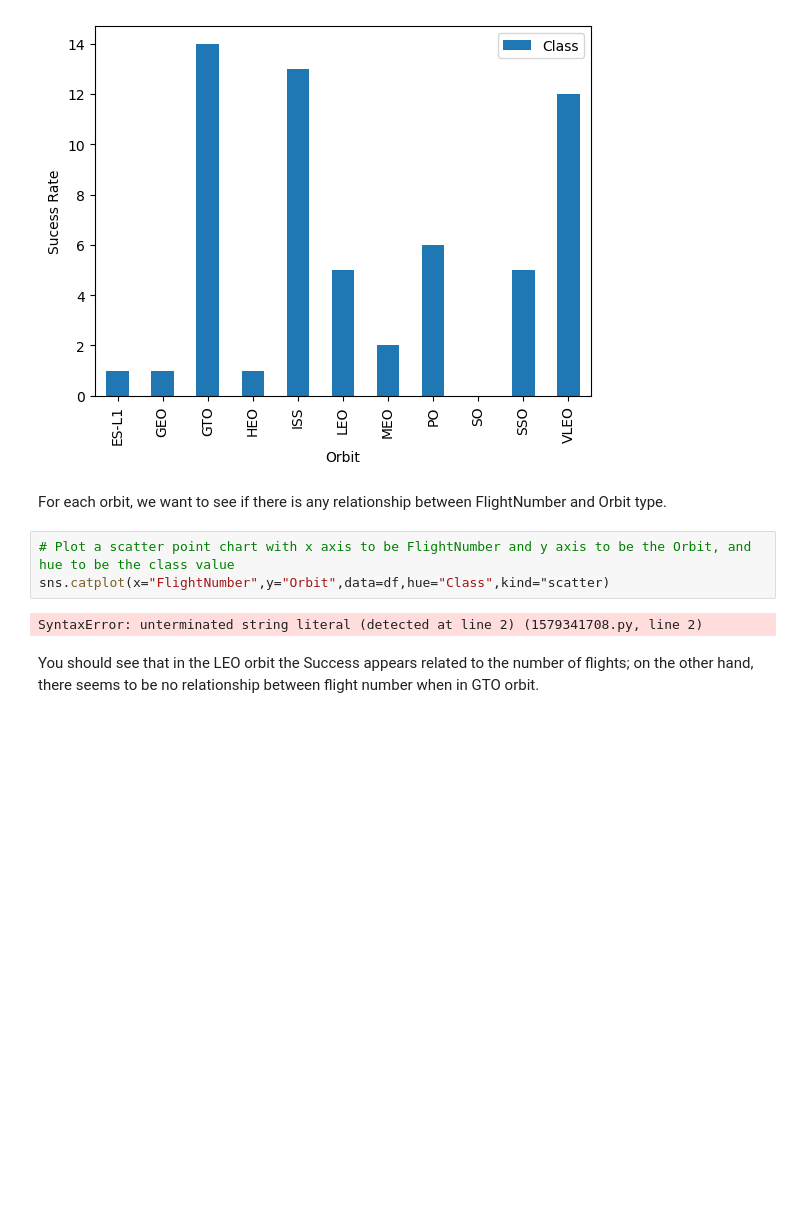
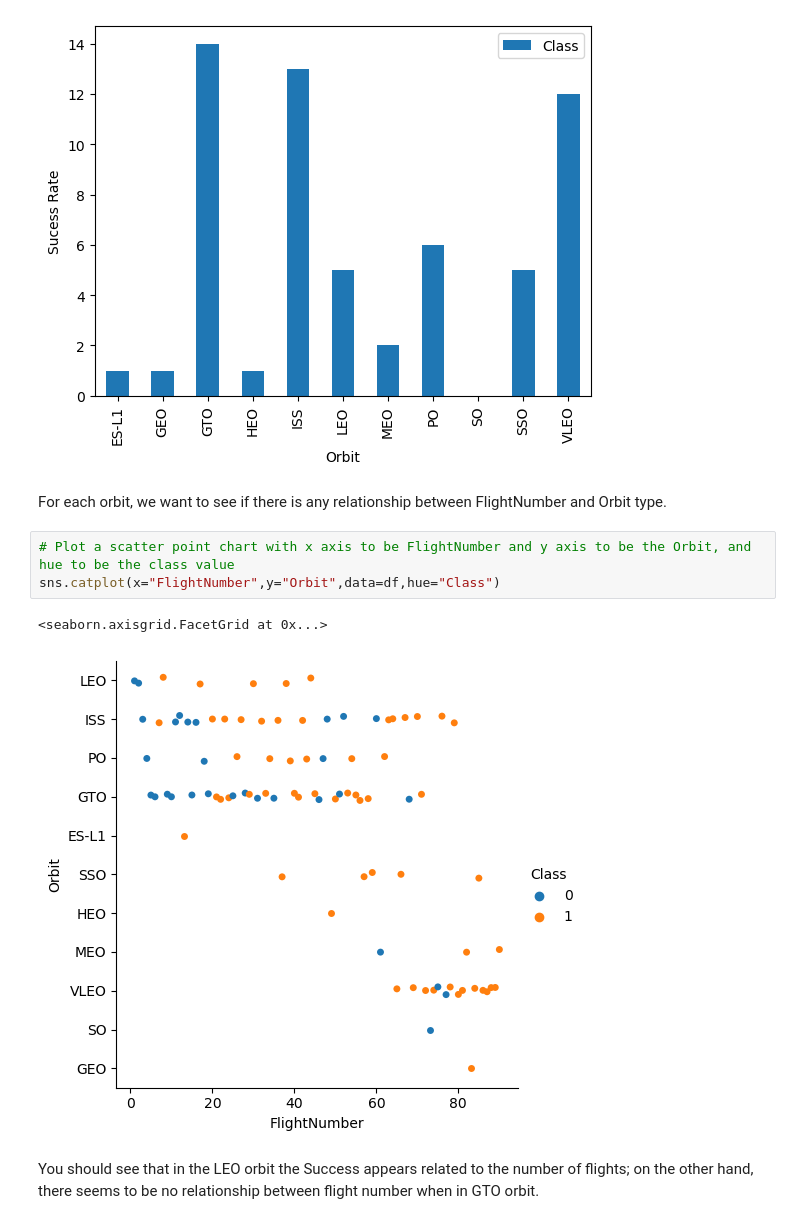
Before and after one commit to fiifi-dev/ibm_final_assignment, a Jupyter notebook: 5_Exploring_and_Preparing_Data.ipynb, the cells around one changed output. Drawn from its saved outputs; the diff is of its cells as text; blank space fills up the shorter version.

```diff
--- a/5_Exploring_and_Preparing_Data.ipynb
+++ b/5_Exploring_and_Preparing_Data.ipynb
@@ -146,9 +146,10 @@ group.plot(kind="bar",ylabel="Sucess Rate")
 For each orbit, we want to see if there is any relationship between FlightNumber and Orbit type.
 # %%
 # Plot a scatter point chart with x axis to be FlightNumber and y axis to be the Orbit, and hue to be the class value
-sns.catplot(x="FlightNumber",y="Orbit",data=df,hue="Class",kind="scatter)
+sns.catplot(x="FlightNumber",y="Orbit",data=df,hue="Class")
 # %% [output]
-SyntaxError: unterminated string literal (detected at line 2) (1579341708.py, line 2)
+<seaborn.axisgrid.FacetGrid at 0x...>
+[figure, added]
 # %% [markdown]
 You should see that in the LEO orbit the Success appears related to the number of flights; on the other hand, there seems to be no relationship between flight number when in GTO orbit.
 # %%
```
Also changed, not shown: parts of 7 cells of this notebook.
